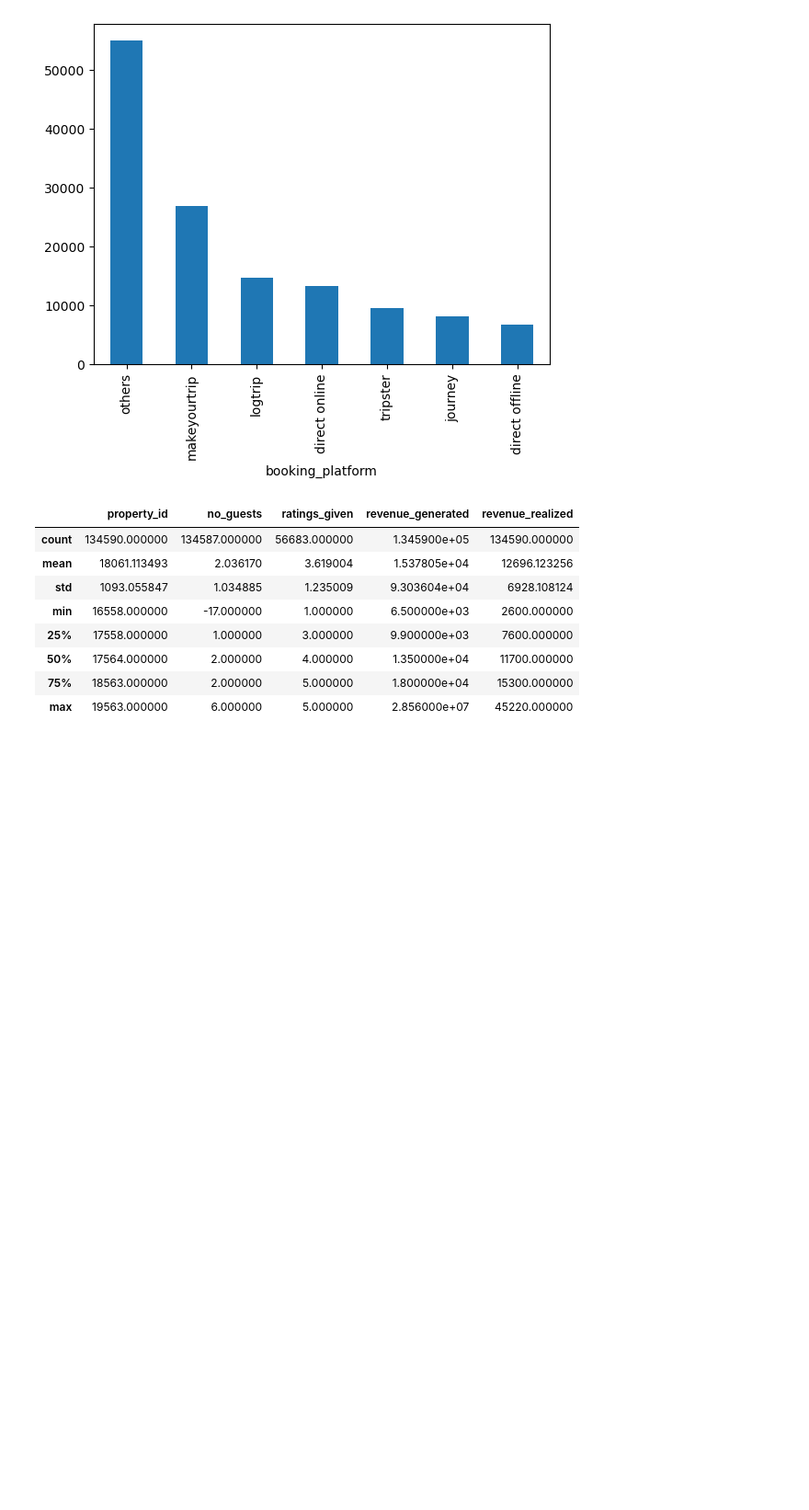
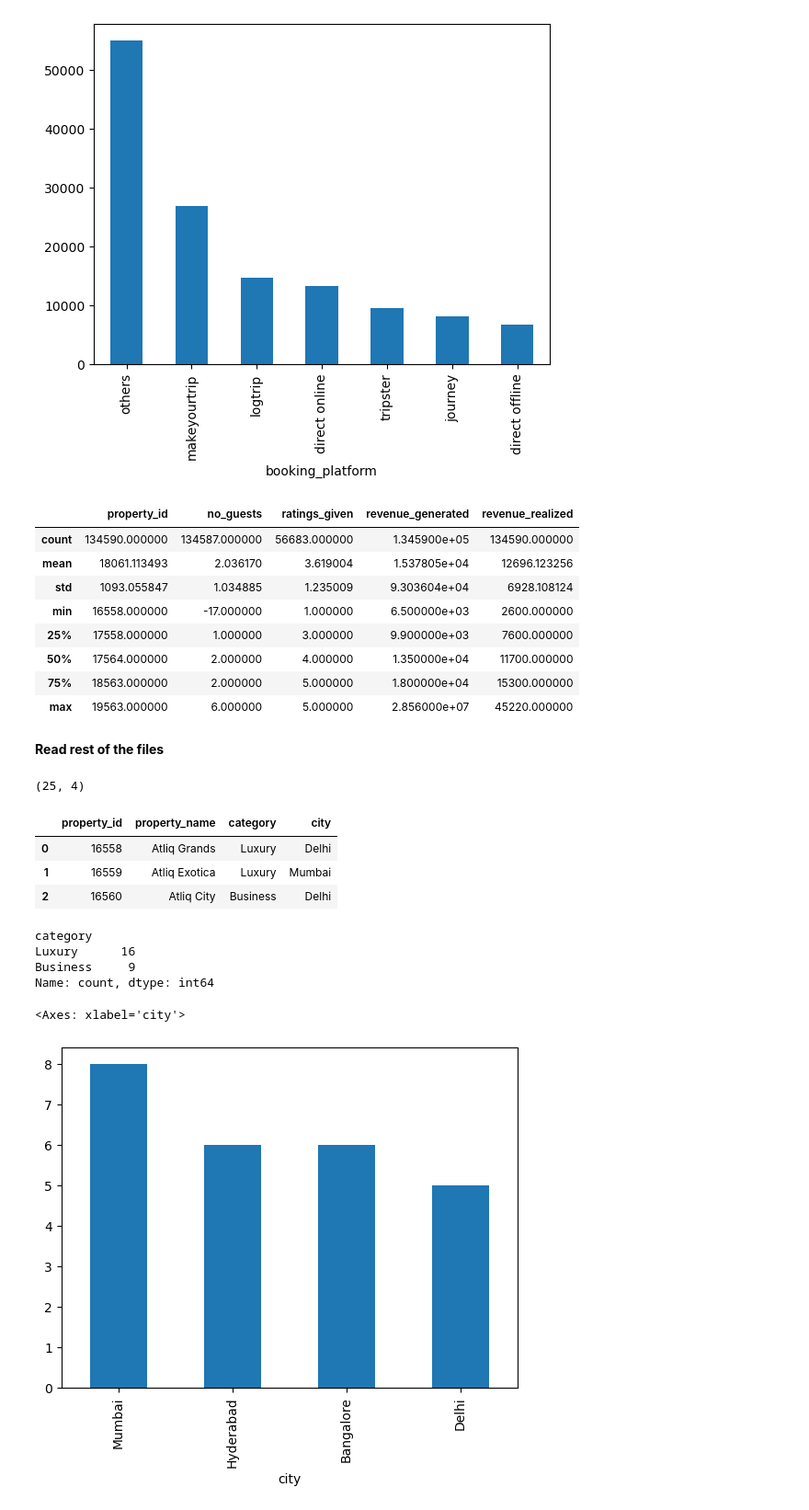
Before and after one commit to PratikNichite/hospitality_analysis, a Jupyter notebook: hotel_analysis.ipynb, the cells around one changed output. Shown at 92% size. Saved outputs shown, nothing was run; the diff lists cells and outputs as text; code cells hidden in the pictures; blank space fills up the shorter version.

Commit message:
explored aggregate bookings

```diff
--- a/hotel_analysis.ipynb
+++ b/hotel_analysis.ipynb
@@ -70,3 +70,33 @@ df_bookings.describe()
 | 50% | 17564.000000 | 2.000000 | 4.000000 | 1.350000e+04 | 11700.000000 |
 | 75% | 18563.000000 | 2.000000 | 5.000000 | 1.800000e+04 | 15300.000000 |
 | max | 19563.000000 | 6.000000 | 5.000000 | 2.856000e+07 | 45220.000000 |
+# %% [markdown]
+**Read rest of the files**
+# %%
+df_date = pd.read_csv('datasets/dim_date.csv')
+df_hotels = pd.read_csv('datasets/dim_hotels.csv')
+df_rooms = pd.read_csv('datasets/dim_rooms.csv')
+df_agg_bookings = pd.read_csv('datasets/fact_aggregated_bookings.csv')
+# %%
+df_hotels.shape
+# %% [output]
+(25, 4)
+# %%
+df_hotels.head(3)
+# %% [output]
+|  | property_id | property_name | category | city |
+| 0 | 16558 | Atliq Grands | Luxury | Delhi |
+| 1 | 16559 | Atliq Exotica | Luxury | Mumbai |
+| 2 | 16560 | Atliq City | Business | Delhi |
+# %%
+df_hotels.category.value_counts()
+# %% [output]
+category
+Luxury      16
+Business     9
+Name: count, dtype: int64
+# %%
+df_hotels.city.value_counts().plot(kind="bar")
+# %% [output]
+<Axes: xlabel='city'>
+[figure, added]
```
Also changed, not shown: parts of 11 cells of this notebook.
